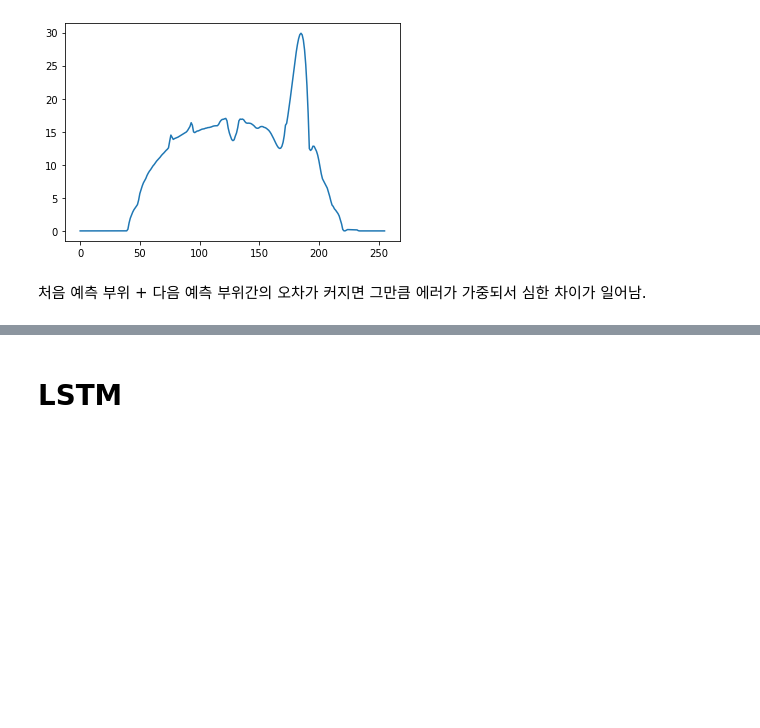
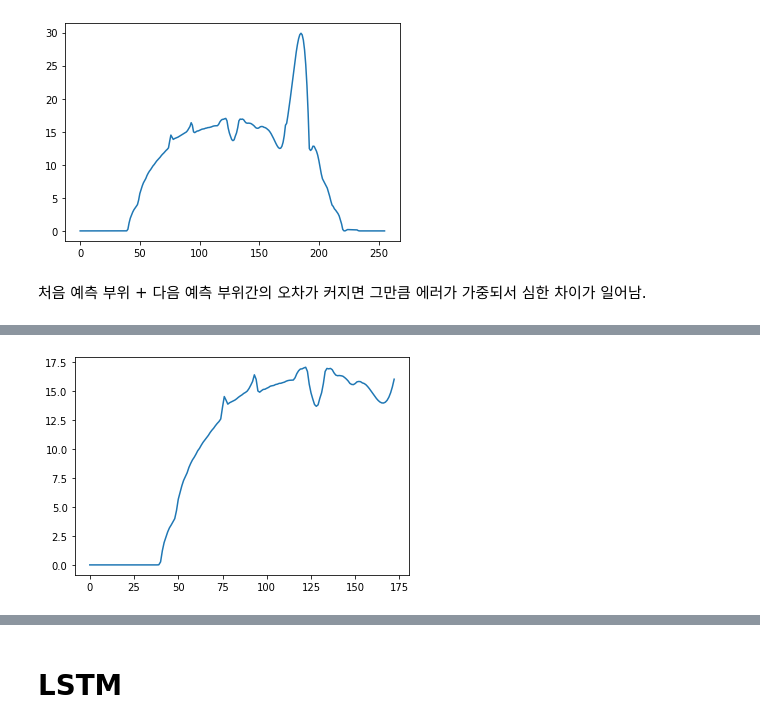
Before and after one commit to KyungRyeolBaek/study, a Jupyter notebook: AI study/치아/Metal3_tooth.ipynb, the cells around one changed output, grey strips where cells are left out. Drawn from its saved outputs; the diff is of its cells as text; code cells hidden in the pictures; blank space fills up the shorter version.

```diff
--- a/AI study/치아/Metal3_tooth.ipynb
+++ b/AI study/치아/Metal3_tooth.ipynb
@@ -336,0 +389,6 @@ plt.plot(df.iloc[100]);
+# %%
+for i in value_30[:14]:
+  df.iloc[100][i] = model1.predict([[i]])
+plt.plot(df.iloc[100][:173]);
+# %% [output]
+[figure, added]
```
Also changed, not shown: parts of 15 cells of this notebook.
